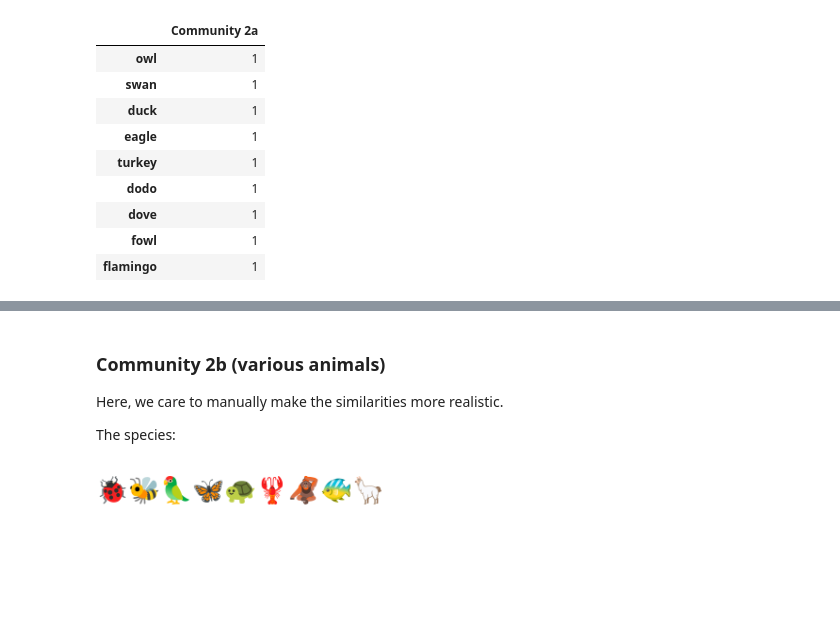
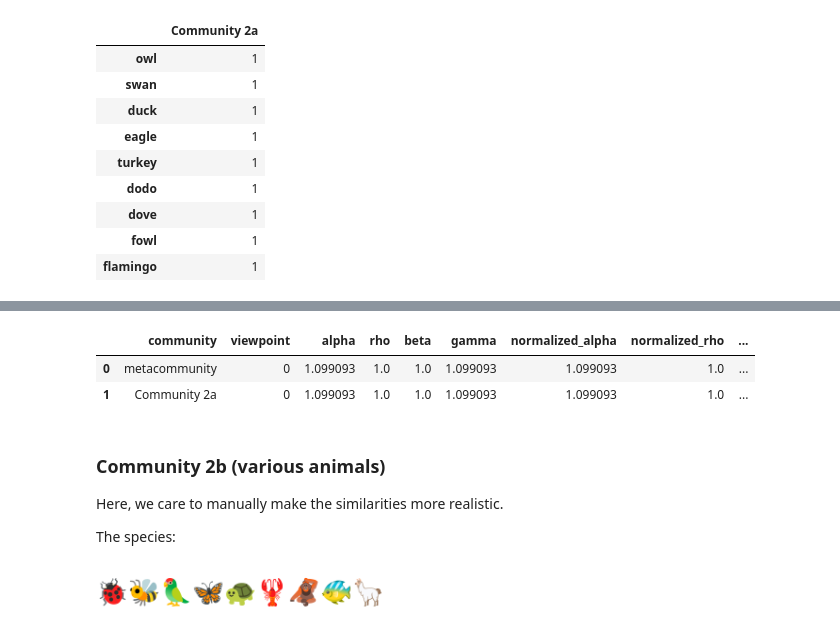
Before and after one commit to ArnaoutLab/diversity, a Jupyter notebook: notebooks/fruits_and_animals/fruits_and_animals_fig1_2.ipynb, the cells around one changed output, grey strips where cells are left out. Cells and saved outputs as stored; diff of their text form; code cells hidden in the pictures; blank space fills up the shorter version.

```diff
--- a/notebooks/fruits_and_animals/fruits_and_animals_fig1_2.ipynb
+++ b/notebooks/fruits_and_animals/fruits_and_animals_fig1_2.ipynb
@@ -174,3 +174,9 @@ array([1.09878927])
+# %%
+metacommunity_2a.to_dataframe(viewpoint=0)
+# %% [output]
+|  | community | viewpoint | alpha | rho | beta | gamma | normalized_alpha | normalized_rho | ... |
+| 0 | metacommunity | 0 | 1.099093 | 1.0 | 1.0 | 1.099093 | 1.099093 | 1.0 | ... |
+| 1 | Community 2a | 0 | 1.099093 | 1.0 | 1.0 | 1.099093 | 1.099093 | 1.0 | ... |
 # %% [markdown]
 ### Community 2b (various animals)
 
```
Also changed, not shown: parts of 3 cells of this notebook, 13 other files.
